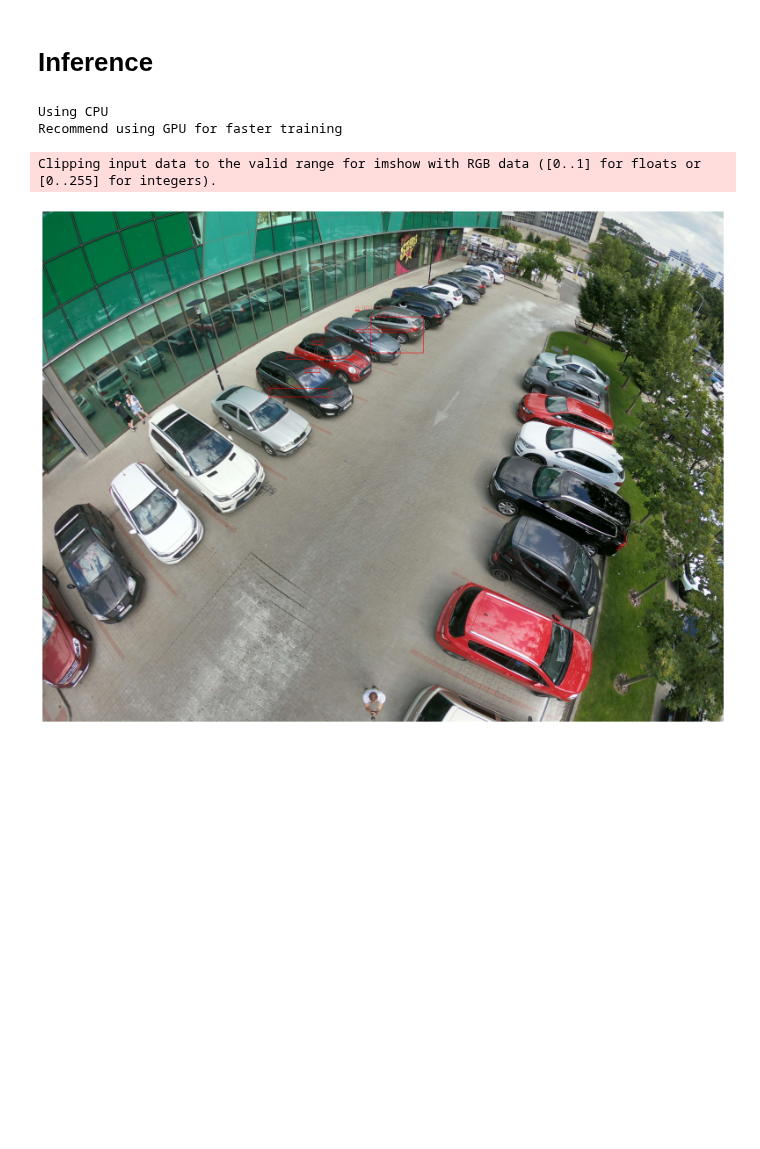
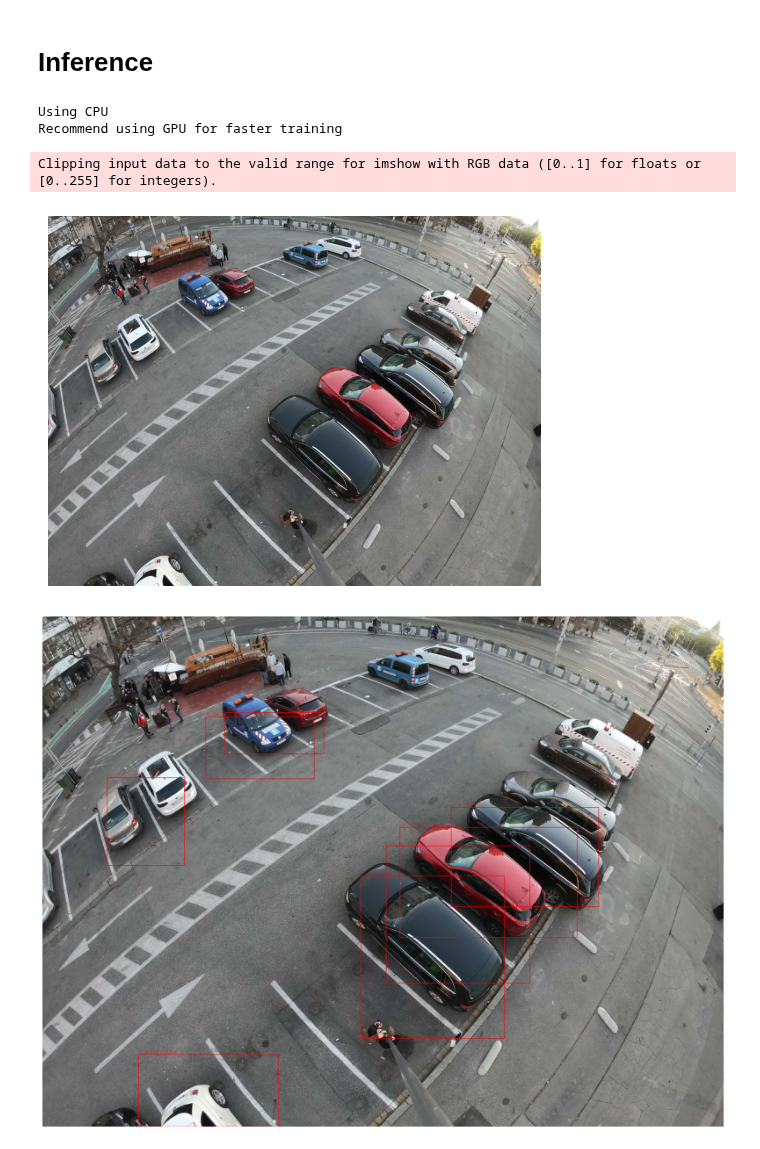
Before and after one commit to Eighonet/parking-research, a Jupyter notebook: Models/train.ipynb, the cells around one changed output. Saved outputs shown, nothing was run; the diff lists cells and outputs as text; code cells hidden in the pictures; blank space fills up the shorter version.

```diff
--- a/Models/train.ipynb
+++ b/Models/train.ipynb
@@ -140,28 +163,31 @@ def show_inference(img_batch, model, img, treshold):
 # %%
 from torchvision import transforms
 
 device = get_device()
 model = get_model(faster_rcnn_vgg_params)
 model.eval()
 model.load_state_dict(torch.load("Saved_Models/state_dict.pth", map_location=torch.device('cpu')))
-image = cv2.imread("GOPR6584.jpg", cv2.IMREAD_COLOR).astype(np.float32)
+image = cv2.imread("ACPDS/ACPDS/splitted_images/train/GOPR6561.JPG", cv2.IMREAD_COLOR).astype(np.float32)
 image = cv2.cvtColor(image, cv2.COLOR_BGR2RGB).astype(np.float32)
 image /= 255.0
 
 preprocess = transforms.Compose([
     # convert the frame to a CHW torch tensor for training
     transforms.ToTensor(),
     # normalize the colors to the range that mobilenet_v2/3 expect
-    transforms.Normalize(mean=mean, std=std),
+    #transforms.Normalize(mean=mean, std=std),
 ])
 input_tensor = preprocess(image)
 input_batch = input_tensor.unsqueeze(0)
+plt.imshow(input_batch[0].permute(1,2,0))
+plt.axis("off")
 
 with torch.no_grad():
     input_batch = input_batch.to(device)
-    show_inference(input_batch, model, image, 0.8)
+    show_inference(input_batch, model, image, 0.6)
 # %% [output]
 Using CPU
 Recommend using GPU for faster training
 Clipping input data to the valid range for imshow with RGB data ([0..1] for floats or [0..255] for integers).
-[figure, old version]
+[figure, new version]
+[figure, added]
```
Also changed, not shown: parts of 8 cells of this notebook, 18 other files.
